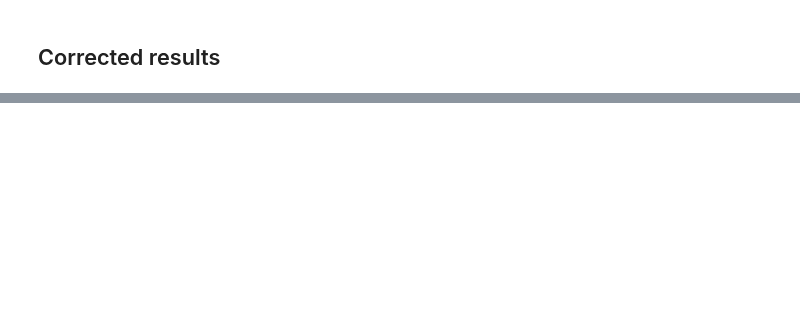
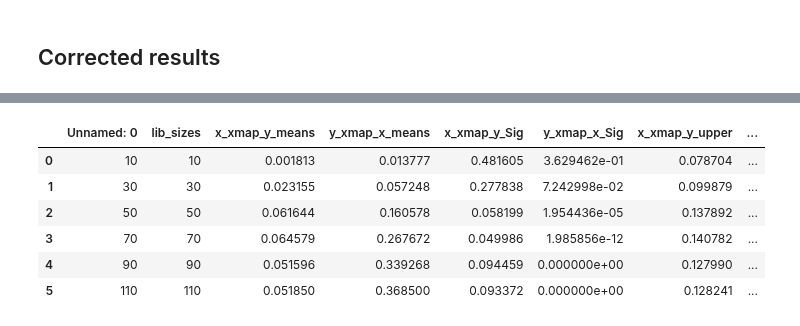
Before and after one commit to KatharinaBracher/GCCM, a Jupyter notebook: code/HeavyMetal.ipynb, the cells around one changed output, grey strips where cells are left out. Cells and saved outputs as stored; diff of their text form; code cells hidden in the pictures; blank space fills up the shorter version.

```diff
--- a/code/HeavyMetal.ipynb
+++ b/code/HeavyMetal.ipynb
@@ -184,0 +220,10 @@ for legobj in legend.legendHandles:
+# %%
+iresultsr
+# %% [output]
+|  | Unnamed: 0 | lib_sizes | x_xmap_y_means | y_xmap_x_means | x_xmap_y_Sig | y_xmap_x_Sig | x_xmap_y_upper | ... |
+| 0 | 10 | 10 | 0.001813 | 0.013777 | 0.481605 | 3.629462e-01 | 0.078704 | ... |
+| 1 | 30 | 30 | 0.023155 | 0.057248 | 0.277838 | 7.242998e-02 | 0.099879 | ... |
+| 2 | 50 | 50 | 0.061644 | 0.160578 | 0.058199 | 1.954436e-05 | 0.137892 | ... |
+| 3 | 70 | 70 | 0.064579 | 0.267672 | 0.049986 | 1.985856e-12 | 0.140782 | ... |
+| 4 | 90 | 90 | 0.051596 | 0.339268 | 0.094459 | 0.000000e+00 | 0.127990 | ... |
+| 5 | 110 | 110 | 0.051850 | 0.368500 | 0.093372 | 0.000000e+00 | 0.128241 | ... |
```
Also changed, not shown: parts of 14 cells of this notebook, 19 other files.
